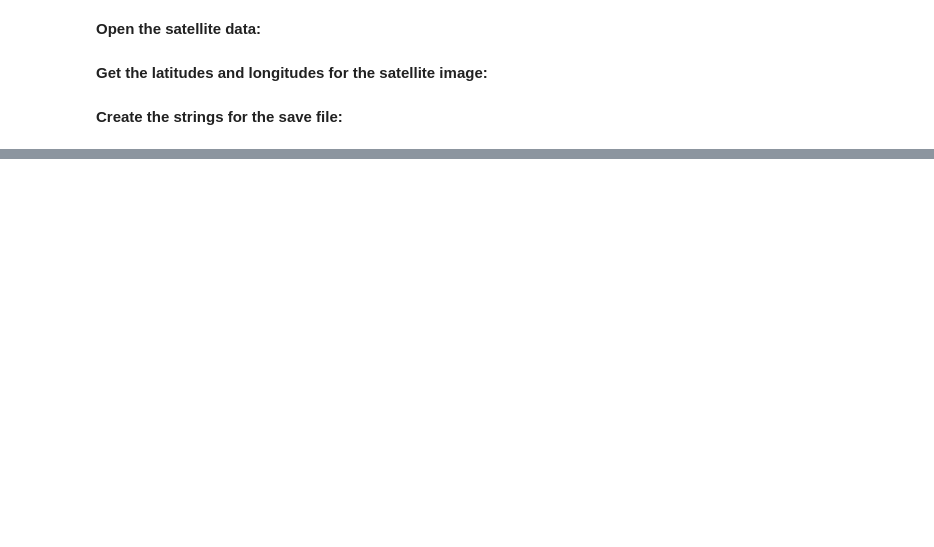
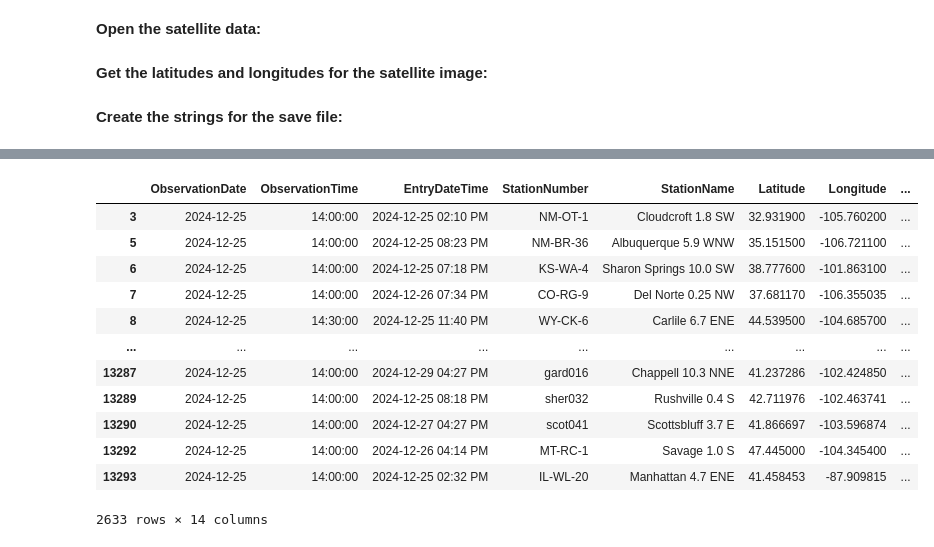
Before and after one commit to jesseturner/Cloud_Precip, a Jupyter notebook: Cloud_Rain_animation.ipynb, the cells around one changed output, grey strips where cells are left out. Drawn from its saved outputs; the diff is of its cells as text; code cells hidden in the pictures; blank space fills up the shorter version.

```diff
--- a/Cloud_Rain_animation.ipynb
+++ b/Cloud_Rain_animation.ipynb
@@ -177,0 +208,16 @@ fig.show()
+# %%
+cocorahs_df_hour
+# %% [output]
+|  | ObservationDate | ObservationTime | EntryDateTime | StationNumber | StationName | Latitude | Longitude | ... |
+| 3 | 2024-12-25 | 14:00:00 | 2024-12-25 02:10 PM | NM-OT-1 | Cloudcroft 1.8 SW | 32.931900 | -105.760200 | ... |
+| 5 | 2024-12-25 | 14:00:00 | 2024-12-25 08:23 PM | NM-BR-36 | Albuquerque 5.9 WNW | 35.151500 | -106.721100 | ... |
+| 6 | 2024-12-25 | 14:00:00 | 2024-12-25 07:18 PM | KS-WA-4 | Sharon Springs 10.0 SW | 38.777600 | -101.863100 | ... |
+| 7 | 2024-12-25 | 14:00:00 | 2024-12-26 07:34 PM | CO-RG-9 | Del Norte 0.25 NW | 37.681170 | -106.355035 | ... |
+| 8 | 2024-12-25 | 14:30:00 | 2024-12-25 11:40 PM | WY-CK-6 | Carlile 6.7 ENE | 44.539500 | -104.685700 | ... |
+| ... | ... | ... | ... | ... | ... | ... | ... | ... |
+| 13287 | 2024-12-25 | 14:00:00 | 2024-12-29 04:27 PM | gard016 | Chappell 10.3 NNE | 41.237286 | -102.424850 | ... |
+| 13289 | 2024-12-25 | 14:00:00 | 2024-12-25 08:18 PM | sher032 | Rushville 0.4 S | 42.711976 | -102.463741 | ... |
+| 13290 | 2024-12-25 | 14:00:00 | 2024-12-27 04:27 PM | scot041 | Scottsbluff 3.7 E | 41.866697 | -103.596874 | ... |
+| 13292 | 2024-12-25 | 14:00:00 | 2024-12-26 04:14 PM | MT-RC-1 | Savage 1.0 S | 47.445000 | -104.345400 | ... |
+| 13293 | 2024-12-25 | 14:00:00 | 2024-12-25 02:32 PM | IL-WL-20 | Manhattan 4.7 ENE | 41.458453 | -87.909815 | ... |
+2633 rows × 14 columns
```
Also changed, not shown: parts of 15 cells of this notebook, 2 other files.
